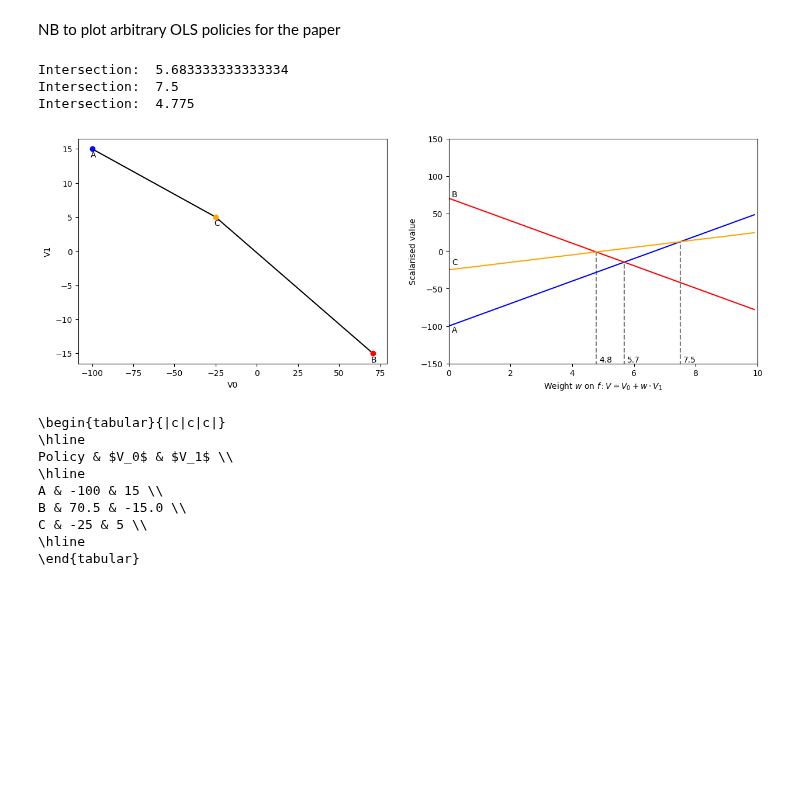
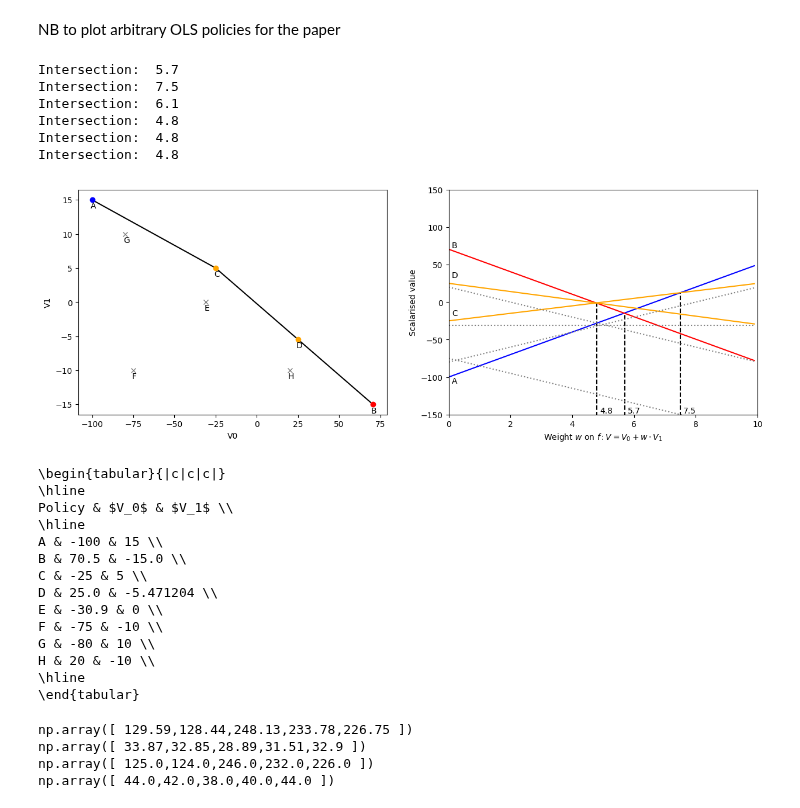
Before and after one commit to maymac00/MAEGG_IPPO, a Jupyter notebook: scratch_1.ipynb, the cells around one changed output. Cells and saved outputs as stored; diff of their text form; code cells hidden in the pictures; blank space fills up the shorter version.

```diff
--- a/scratch_1.ipynb
+++ b/scratch_1.ipynb
@@ -9,11 +11,13 @@ def single_agent_ols_policy(policies, plot_intersections=True, exclude=None, ora
     # names for the policies. index on the list -> letter on the alphabet
     names = ['A', 'B', 'C', 'D', 'E', 'F', 'G', 'H', 'I', 'J', 'K', 'L', 'M', 'N', 'O', 'P', 'Q', 'R', 'S', 'T', 'U', 'V', 'W', 'X', 'Y', 'Z']
 
-    extras = [[-30.9,0], [-75, -10], [-80, 10], [40, -15]]
-    extras = []
+    extras = [[-30.9,0], [-75, -10], [-80, 10], [20, -10]]
+    #extras = []
 
     if exclude is None:
         exclude = []
+    else:
+        exclude = [round(e,1) for e in exclude]
 
     step = 0.1
     max_weight = 10
@@ -33,7 +37,7 @@ def single_agent_ols_policy(policies, plot_intersections=True, exclude=None, ora
             axs[1].plot(x, np.dot(policy, w), 'b')
             axs[1].text(0.1, policy[0] - 10.5, names[idx], verticalalignment='bottom')
         else:
-            axs[1].plot(x, np.dot(policy, w), color="lightgray", linestyle="dotted")
+            axs[1].plot(x, np.dot(policy, w), color="gray", linestyle="dotted")
 
 
     axs[1].set_ylabel('Scalarised value')
@@ -45,16 +49,18 @@ def single_agent_ols_policy(policies, plot_intersections=True, exclude=None, ora
         # compute pair-wise intersections of the policy vectors
         def get_intersection(policy1, policy2):
             return (policy1[0] - policy2[0]) / (policy2[1] - policy1[1])
-
+        done = set()
         for i, policy1 in enumerate(policies):
             for j, policy2 in enumerate(policies):
                 if i < j:
                     intersection = get_intersection(policy1, policy2)
+                    intersection = np.round(intersection,1)
                     print("Intersection: ", intersection)
-                    if 0 <= intersection <= 10 and intersection not in exclude:
+                    if 0 <= intersection <= 10 and intersection not in exclude and intersection not in done:
+                        done.add(intersection)
                         axs[1].text(intersection+0.1, -150, f'{intersection:.1f}', verticalalignment='bottom')
-                    y = np.dot(policy1, [1, intersection])
-                    axs[1].plot([intersection, intersection], [-400, y], color="gray", linestyle="--", label='Intersection', zorder=-1)
+                        y = np.dot(policy1, [1, intersection])
+                        axs[1].plot([intersection, intersection], [-400, y], color="black", linestyle="--", label='Intersection', zorder=-1)
 
     # Plot the convex hull
 
@@ -69,40 +75,44 @@ def single_agent_ols_policy(policies, plot_intersections=True, exclude=None, ora
         elif any([np.equal(b, policy).all() for b in blue]):
             axs[0].plot(policy[0], policy[1], 'bo', zorder=2)
         else:
-            axs[0].plot(policy[0], policy[1], color="lightgray", marker='x', zorder=2)
+            axs[0].plot(policy[0], policy[1], color="gray", marker='x', zorder=2)
         # plot the name of the policy next to the point
         axs[0].text(policy[0]-1, policy[1]-1.5, names[idx], verticalalignment='bottom')
 
     # Plot lines between the pair of points that are on the convex hull. Just plot lines between the sorted list by x-axis
     if len(extras) > 0:
         policies_as_points = policies_as_points[policies_as_points[:-len(extras),0].argsort()]
     else:
         policies_as_points = policies_as_points[policies_as_points[:,0].argsort()]
     for i in range(len(policies_as_points)-1):
         axs[0].plot([policies_as_points[i][0], policies_as_points[i+1][0]], [policies_as_points[i][1], policies_as_points[i+1][1]], 'black', zorder=-1)
     plt.show()
 
 
     if True:
         # policies as latex table
         print("\\begin{tabular}{|c|c|c|}")
         print("\\hline")
         print("Policy & $V_0$ & $V_1$ \\\\")
         print("\\hline")
         for idx, policy in enumerate(policies+extras):
             print(f"{names[idx]} & {policy[0]} & {policy[1]} \\\\")
         print("\\hline")
         print("\\end{tabular}")
 
 ref = np.array([-100, 15])
 midd = np.array([-25, 5])
 uneth = np.array([70.5, -15])
-single_agent_ols_policy([ref, uneth, midd], exclude=[], red=[uneth], orange=[midd], blue=[ref], plot_intersections=True)
+midd2 = midd + np.array([ 1, -0.20942408]) * 50
+single_agent_ols_policy([ref, uneth, midd, midd2], exclude=[6.1], red=[uneth], orange=[midd,midd2], blue=[ref], plot_intersections=True)
 # %% [output]
-Intersection:  5.683333333333334
+Intersection:  5.7
 Intersection:  7.5
-Intersection:  4.775
+Intersection:  6.1
+Intersection:  4.8
+Intersection:  4.8
+Intersection:  4.8
-[figure, old version]
+[figure, new version]
 \begin{tabular}{|c|c|c|}
 \hline
 Policy & $V_0$ & $V_1$ \\
@@ -110,5 +120,41 @@ Policy & $V_0$ & $V_1$ \\
 A & -100 & 15 \\
 B & 70.5 & -15.0 \\
 C & -25 & 5 \\
+D & 25.0 & -5.471204 \\
+E & -30.9 & 0 \\
+F & -75 & -10 \\
+G & -80 & 10 \\
+H & 20 & -10 \\
 \hline
 \end{tabular}
+# %%
+import pandas as pd
+import numpy as np
+db = 1000
+eff_rate = 0.4
+we = 10
+df = pd.read_csv(f"/home/arnau/PycharmProjects/MAEGG_IPPO/ECAI/"
+                 f"db{db}_effrate{eff_rate}_we{we}_ECAI_new/db{db}_effrate{eff_rate}_we{we}_ECAI_new/t2s.csv")
+
+nump = df.to_numpy()
+def getit(nump):
+    values = []
+    stds = []
+    meds = []
+    iqr = []
+    for ag in range(5):
+        col = nump[:, ag]
+        values.append(col[col>0].mean())
+        stds.append(col[col>0].std())
+        meds.append(np.median(col[col>0]))
+        iqr.append(np.percentile(col[col>0], 75) - np.percentile(col[col>0], 25))
+    print("np.array([", ",".join([f"{np.round(v,2)}" for v in values]), "])")
+    print("np.array([", ",".join([f"{np.round(v,2)}" for v in stds]), "])")
+    print("np.array([", ",".join([f"{np.round(v,2)}" for v in meds]), "])")
+    print("np.array([", ",".join([f"{np.round(v,2)}" for v in iqr]), "])")
+getit(nump)
+# %% [output]
+np.array([ 129.59,128.44,248.13,233.78,226.75 ])
+np.array([ 33.87,32.85,28.89,31.51,32.9 ])
+np.array([ 125.0,124.0,246.0,232.0,226.0 ])
+np.array([ 44.0,42.0,38.0,40.0,44.0 ])
```
Also changed, not shown: parts of 1 cell of this notebook, 6 other files.
